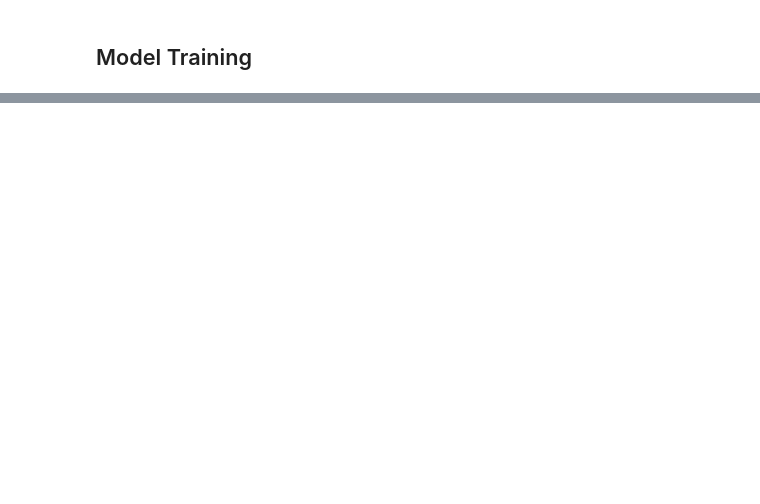
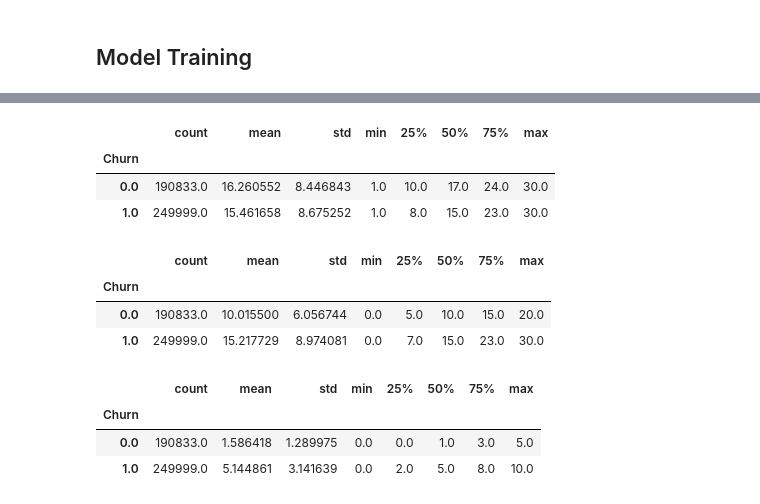
Before and after one commit to anujott-codes/churn-ml-platform, a Jupyter notebook: notebooks/exploratory_data_analysis.ipynb, the cells around one changed output, grey strips where cells are left out. Drawn from its saved outputs; the diff is of its cells as text; code cells hidden in the pictures; blank space fills up the shorter version.

```diff
--- a/notebooks/exploratory_data_analysis.ipynb
+++ b/notebooks/exploratory_data_analysis.ipynb
@@ -400,0 +385,21 @@ results_df
+# %%
+data.groupby("Churn")["Usage Frequency"].describe()
+# %% [output]
+|  | count | mean | std | min | 25% | 50% | 75% | max |
+| Churn |  |  |  |  |  |  |  |  |
+| 0.0 | 190833.0 | 16.260552 | 8.446843 | 1.0 | 10.0 | 17.0 | 24.0 | 30.0 |
+| 1.0 | 249999.0 | 15.461658 | 8.675252 | 1.0 | 8.0 | 15.0 | 23.0 | 30.0 |
+# %%
+data.groupby("Churn")["Payment Delay"].describe()
+# %% [output]
+|  | count | mean | std | min | 25% | 50% | 75% | max |
+| Churn |  |  |  |  |  |  |  |  |
+| 0.0 | 190833.0 | 10.015500 | 6.056744 | 0.0 | 5.0 | 10.0 | 15.0 | 20.0 |
+| 1.0 | 249999.0 | 15.217729 | 8.974081 | 0.0 | 7.0 | 15.0 | 23.0 | 30.0 |
+# %%
+data.groupby("Churn")["Support Calls"].describe()
+# %% [output]
+|  | count | mean | std | min | 25% | 50% | 75% | max |
+| Churn |  |  |  |  |  |  |  |  |
+| 0.0 | 190833.0 | 1.586418 | 1.289975 | 0.0 | 0.0 | 1.0 | 3.0 | 5.0 |
+| 1.0 | 249999.0 | 5.144861 | 3.141639 | 0.0 | 2.0 | 5.0 | 8.0 | 10.0 |
```
Also changed, not shown: parts of 11 cells of this notebook.
